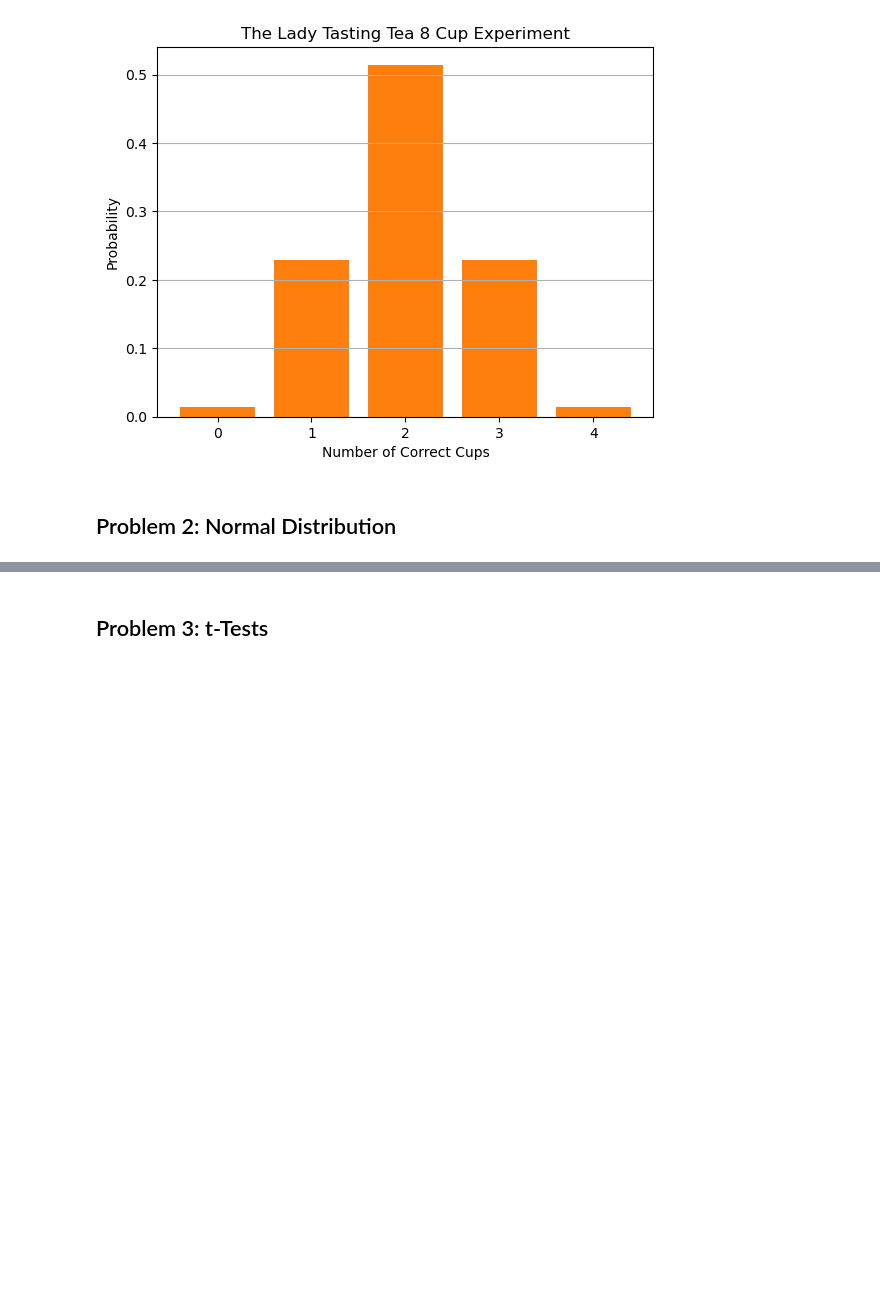
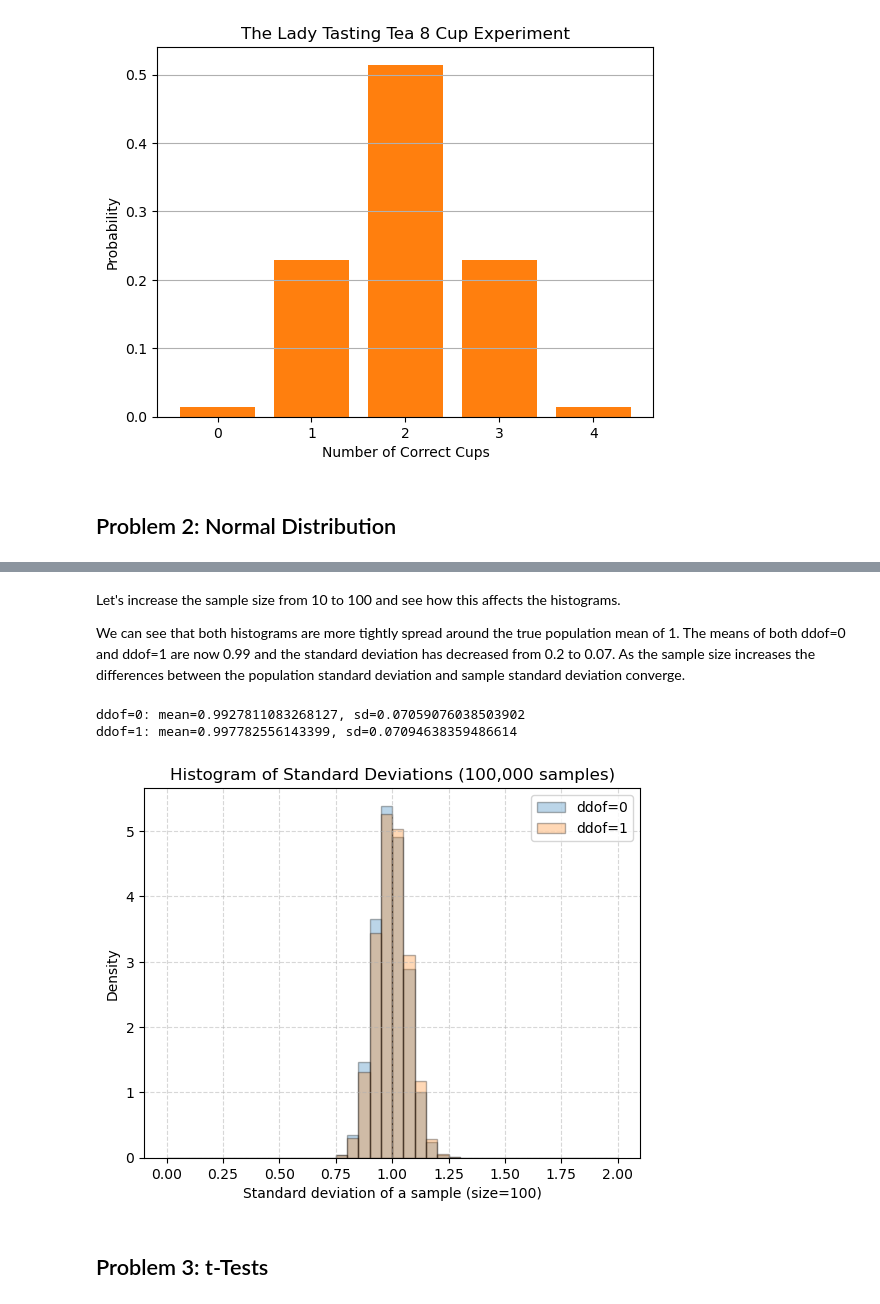
Before and after one commit to eoghanpw/applied-statistics, a Jupyter notebook: problems.ipynb, the cells around one changed output, grey strips where cells are left out. Saved outputs shown, nothing was run; the diff lists cells and outputs as text; code cells hidden in the pictures; blank space fills up the shorter version.

Commit message:
added commentary to normal dist

```diff
--- a/problems.ipynb
+++ b/problems.ipynb
@@ -228,3 +260,38 @@ plt.show()
+# %% [markdown]
+Let's increase the sample size from 10 to 100 and see how this affects the histograms.
+
+We can see that both histograms are more tightly spread around the true population mean of 1. The means of both ddof=0 and ddof=1 are now 0.99 and the standard deviation has decreased from 0.2 to 0.07. As the sample size increases the differences between the population standard deviation and sample standard deviation converge.
+# %%
+# Increase the sample size.
+size_2 = 100
+
+data_2 = np.random.normal(size=(samples, size_2))
+
+# Calculate the population standard deviation (ddof=0).
+population_std_2 = np.std(data_2, axis=1, ddof=0)
+print(f'ddof=0: mean={np.mean(population_std_2)}, sd={np.std(population_std_2)}')
+
+# Calculate the sample standard deviation (ddof=1).
+sample_std_2 = np.std(data_2, axis=1, ddof=1)
+print(f'ddof=1: mean={np.mean(sample_std_2)}, sd={np.std(sample_std_2)}')
+
+# Plot the histograms.
+fig, ax = plt.subplots()
+
+ax.hist(population_std_2, color='tab:blue',edgecolor='black', alpha=0.3, density=True, bins=np.linspace(0.0, 2.0, 41), label='ddof=0')
+ax.hist(sample_std_2, color='tab:orange',edgecolor='black', alpha=0.3, density=True, bins=np.linspace(0.0, 2.0, 41), label='ddof=1')
+
+ax.set_title(f'Histogram of Standard Deviations ({samples:,} samples)')
+ax.set_xlabel(f'Standard deviation of a sample (size={size_2})')
+ax.set_ylabel('Density')
+ax.legend()
+ax.grid(linestyle='--', alpha=0.5)
+
+plt.show()
+# %% [output]
+ddof=0: mean=0.9927811083268127, sd=0.07059076038503902
+ddof=1: mean=0.997782556143399, sd=0.07094638359486614
+[figure, added]
 # %% [markdown]
 ## Problem 3: t-Tests
 # %% [markdown]
```
Also changed, not shown: parts of 6 cells of this notebook.
